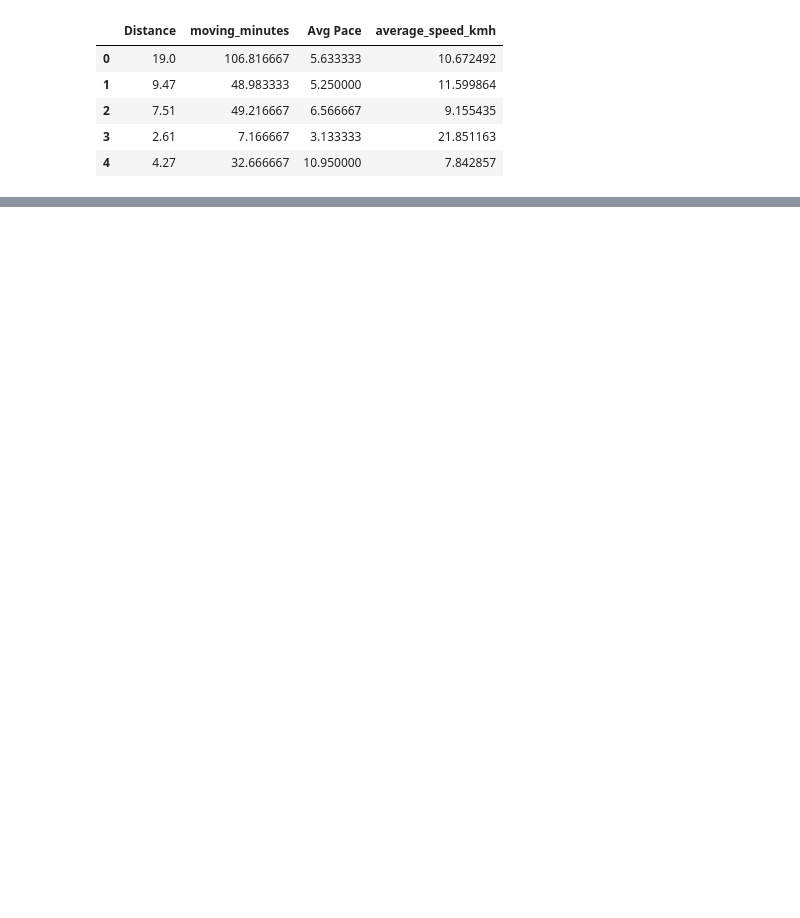
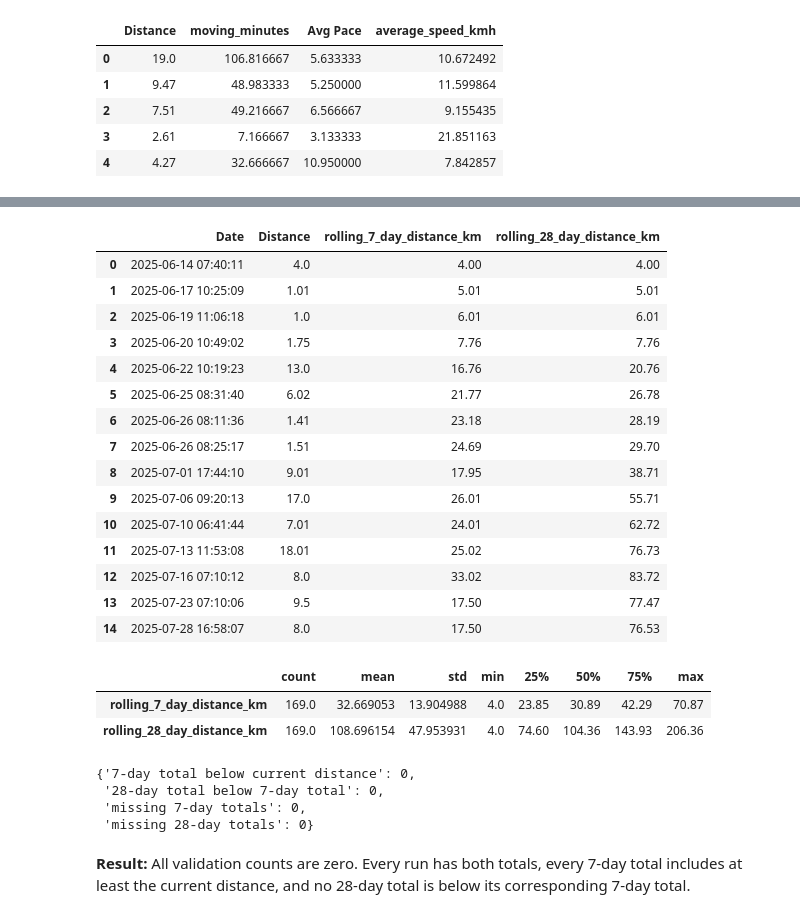
Before and after one commit to leahmoore8/athlete-intelligence, a Jupyter notebook: notebooks/02_feature_engineering.ipynb, the cells around one changed output, grey strips where cells are left out. Saved outputs shown, nothing was run; the diff lists cells and outputs as text; code cells hidden in the pictures; blank space fills up the shorter version.

```diff
--- a/notebooks/02_feature_engineering.ipynb
+++ b/notebooks/02_feature_engineering.ipynb
@@ -92,0 +230,66 @@ featured_runs[
+# %%
+featured_runs[
+    [
+        "Date",
+        "Distance",
+        "rolling_7_day_distance_km",
+        "rolling_28_day_distance_km",
+    ]
+].head(15)
+# %% [output]
+|  | Date | Distance | rolling_7_day_distance_km | rolling_28_day_distance_km |
+| 0 | 2025-06-14 07:40:11 | 4.0 | 4.00 | 4.00 |
+| 1 | 2025-06-17 10:25:09 | 1.01 | 5.01 | 5.01 |
+| 2 | 2025-06-19 11:06:18 | 1.0 | 6.01 | 6.01 |
+| 3 | 2025-06-20 10:49:02 | 1.75 | 7.76 | 7.76 |
+| 4 | 2025-06-22 10:19:23 | 13.0 | 16.76 | 20.76 |
+| 5 | 2025-06-25 08:31:40 | 6.02 | 21.77 | 26.78 |
+| 6 | 2025-06-26 08:11:36 | 1.41 | 23.18 | 28.19 |
+| 7 | 2025-06-26 08:25:17 | 1.51 | 24.69 | 29.70 |
+| 8 | 2025-07-01 17:44:10 | 9.01 | 17.95 | 38.71 |
+| 9 | 2025-07-06 09:20:13 | 17.0 | 26.01 | 55.71 |
+| 10 | 2025-07-10 06:41:44 | 7.01 | 24.01 | 62.72 |
+| 11 | 2025-07-13 11:53:08 | 18.01 | 25.02 | 76.73 |
+| 12 | 2025-07-16 07:10:12 | 8.0 | 33.02 | 83.72 |
+| 13 | 2025-07-23 07:10:06 | 9.5 | 17.50 | 77.47 |
+| 14 | 2025-07-28 16:58:07 | 8.0 | 17.50 | 76.53 |
+# %%
+featured_runs[
+    [
+        "rolling_7_day_distance_km",
+        "rolling_28_day_distance_km",
+    ]
+].describe().T
+# %% [output]
+|  | count | mean | std | min | 25% | 50% | 75% | max |
+| rolling_7_day_distance_km | 169.0 | 32.669053 | 13.904988 | 4.0 | 23.85 | 30.89 | 42.29 | 70.87 |
+| rolling_28_day_distance_km | 169.0 | 108.696154 | 47.953931 | 4.0 | 74.60 | 104.36 | 143.93 | 206.36 |
+# %%
+checks = {
+    "7-day total below current distance": (
+        featured_runs["rolling_7_day_distance_km"]
+        < featured_runs["Distance"]
+    ).sum(),
+
+    "28-day total below 7-day total": (
+        featured_runs["rolling_28_day_distance_km"]
+        < featured_runs["rolling_7_day_distance_km"]
+    ).sum(),
+
+    "missing 7-day totals": (
+        featured_runs["rolling_7_day_distance_km"].isna().sum()
+    ),
+
+    "missing 28-day totals": (
+        featured_runs["rolling_28_day_distance_km"].isna().sum()
+    ),
+}
+
+checks
+# %% [output]
+{'7-day total below current distance': 0,
+ '28-day total below 7-day total': 0,
+ 'missing 7-day totals': 0,
+ 'missing 28-day totals': 0}
+# %% [markdown]
+**Result:** All validation counts are zero. Every run has both totals, every 7-day total includes at least the current distance, and no 28-day total is below its corresponding 7-day total.
```
Also changed, not shown: parts of 47 cells of this notebook, 2 other files.
